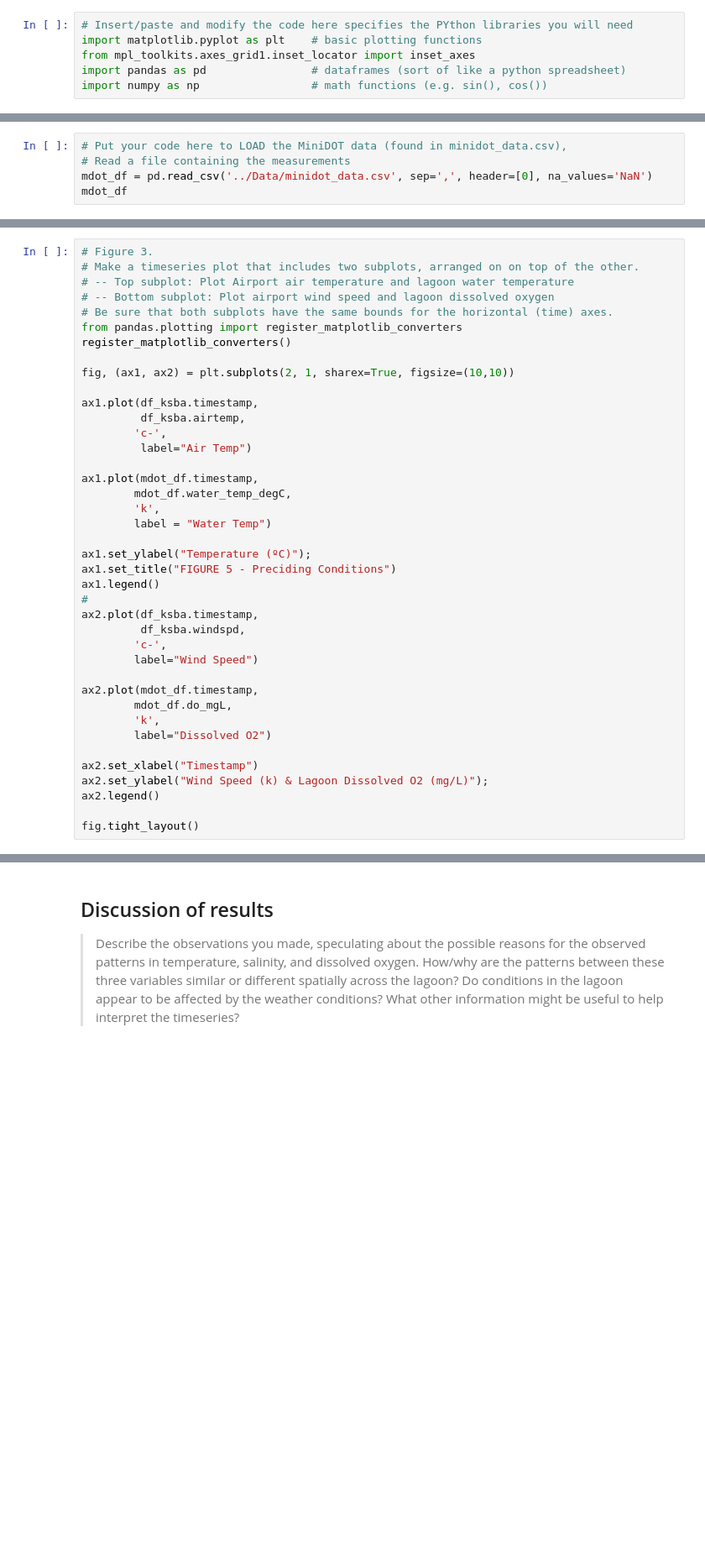
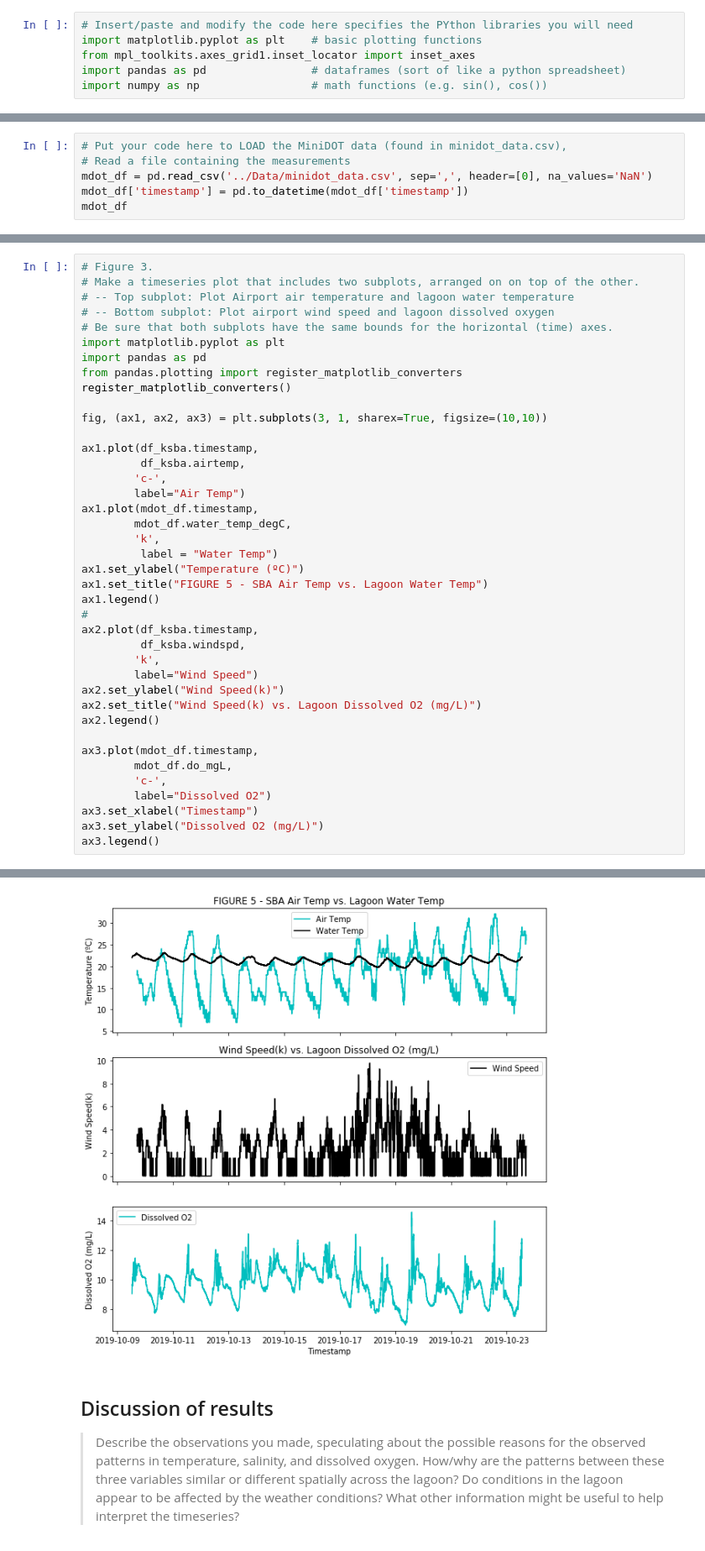
Before and after one commit to Hindstein/Coast132, a Jupyter notebook: Coast132/Labs/Hinds_nb2_nutrients.ipynb, the cells around one changed output, grey strips where cells are left out. Shown: that part at 84% size. Saved outputs shown, nothing was run; the diff lists cells and outputs as text; blank space fills up the shorter version.

```diff
--- a/Coast132/Labs/Hinds_nb2_nutrients.ipynb
+++ b/Coast132/Labs/Hinds_nb2_nutrients.ipynb
@@ -163,4 +191,5 @@ df_ksba
 # Put your code here to LOAD the MiniDOT data (found in minidot_data.csv),
 # Read a file containing the measurements
 mdot_df = pd.read_csv('../Data/minidot_data.csv', sep=',', header=[0], na_values='NaN')
+mdot_df['timestamp'] = pd.to_datetime(mdot_df['timestamp'])
 mdot_df
@@ -347,37 +394,38 @@ fig.tight_layout()
 # -- Top subplot: Plot Airport air temperature and lagoon water temperature
 # -- Bottom subplot: Plot airport wind speed and lagoon dissolved oxygen
 # Be sure that both subplots have the same bounds for the horizontal (time) axes.
+import matplotlib.pyplot as plt
+import pandas as pd
 from pandas.plotting import register_matplotlib_converters
 register_matplotlib_converters()
 
-fig, (ax1, ax2) = plt.subplots(2, 1, sharex=True, figsize=(10,10))
+fig, (ax1, ax2, ax3) = plt.subplots(3, 1, sharex=True, figsize=(10,10))
 
 ax1.plot(df_ksba.timestamp,
          df_ksba.airtemp,
         'c-',
-         label="Air Temp")
-
+        label="Air Temp")
 ax1.plot(mdot_df.timestamp,
         mdot_df.water_temp_degC,
         'k',
-        label = "Water Temp")
-
-ax1.set_ylabel("Temperature (ºC)");
-ax1.set_title("FIGURE 5 - Preciding Conditions")
+         label = "Water Temp")
+ax1.set_ylabel("Temperature (ºC)")
+ax1.set_title("FIGURE 5 - SBA Air Temp vs. Lagoon Water Temp")
 ax1.legend()
 #
 ax2.plot(df_ksba.timestamp,
          df_ksba.windspd,
-        'c-',
+        'k',
         label="Wind Speed")
-
-ax2.plot(mdot_df.timestamp,
-        mdot_df.do_mgL,
-        'k',
-        label="Dissolved O2")
-
-ax2.set_xlabel("Timestamp")
-ax2.set_ylabel("Wind Speed (k) & Lagoon Dissolved O2 (mg/L)");
+ax2.set_ylabel("Wind Speed(k)")
+ax2.set_title("Wind Speed(k) vs. Lagoon Dissolved O2 (mg/L)")
 ax2.legend()
 
-fig.tight_layout()
+ax3.plot(mdot_df.timestamp,
+        mdot_df.do_mgL,
+        'c-',
+        label="Dissolved O2")
+ax3.set_xlabel("Timestamp")
+ax3.set_ylabel("Dissolved O2 (mg/L)")
+ax3.legend()
+# %% [output]
@@ -384,3 +433,4 @@ fig.tight_layout()
+[figure, added]
 # %% [markdown]
 ## Discussion of results
 > Describe the observations you made, speculating about the possible reasons for the observed patterns in temperature, salinity, and dissolved oxygen. How/why are the patterns between these three variables similar or different spatially across the lagoon? Do conditions in the lagoon appear to be affected by the weather conditions? What other information might be useful to help interpret the timeseries?
```
Also changed, not shown: parts of 8 cells of this notebook, 1 other file.
